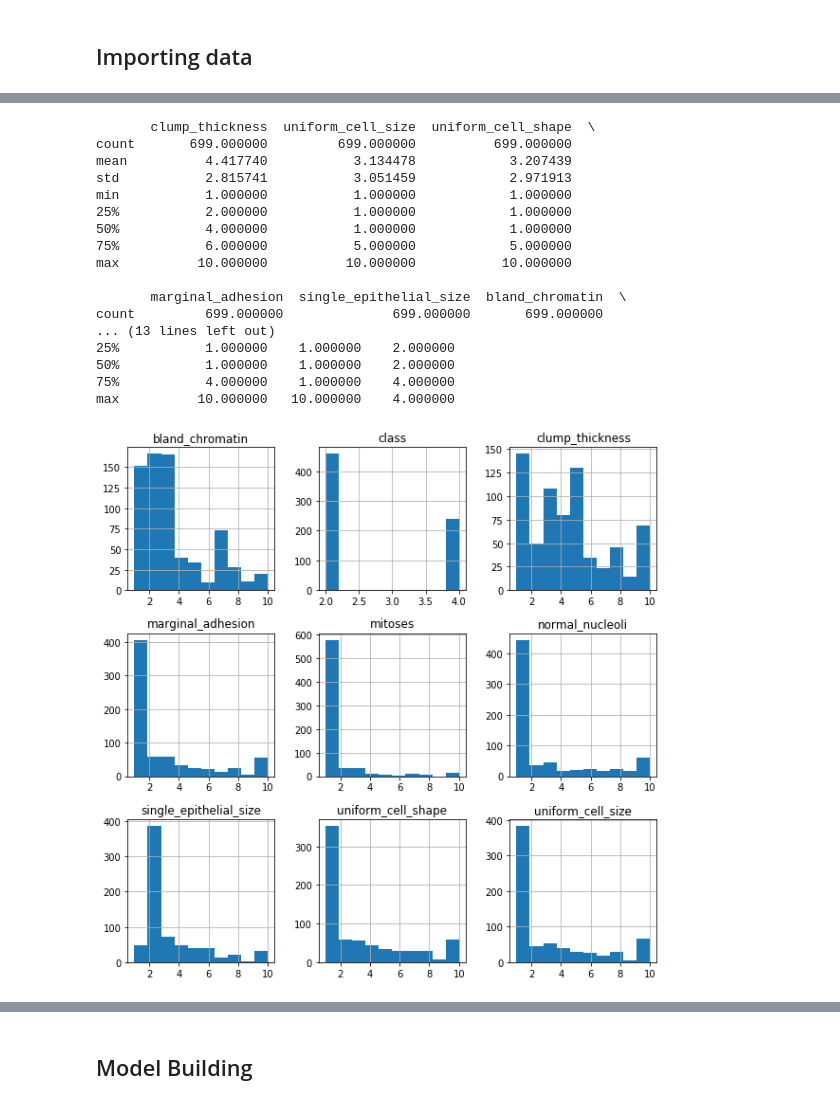
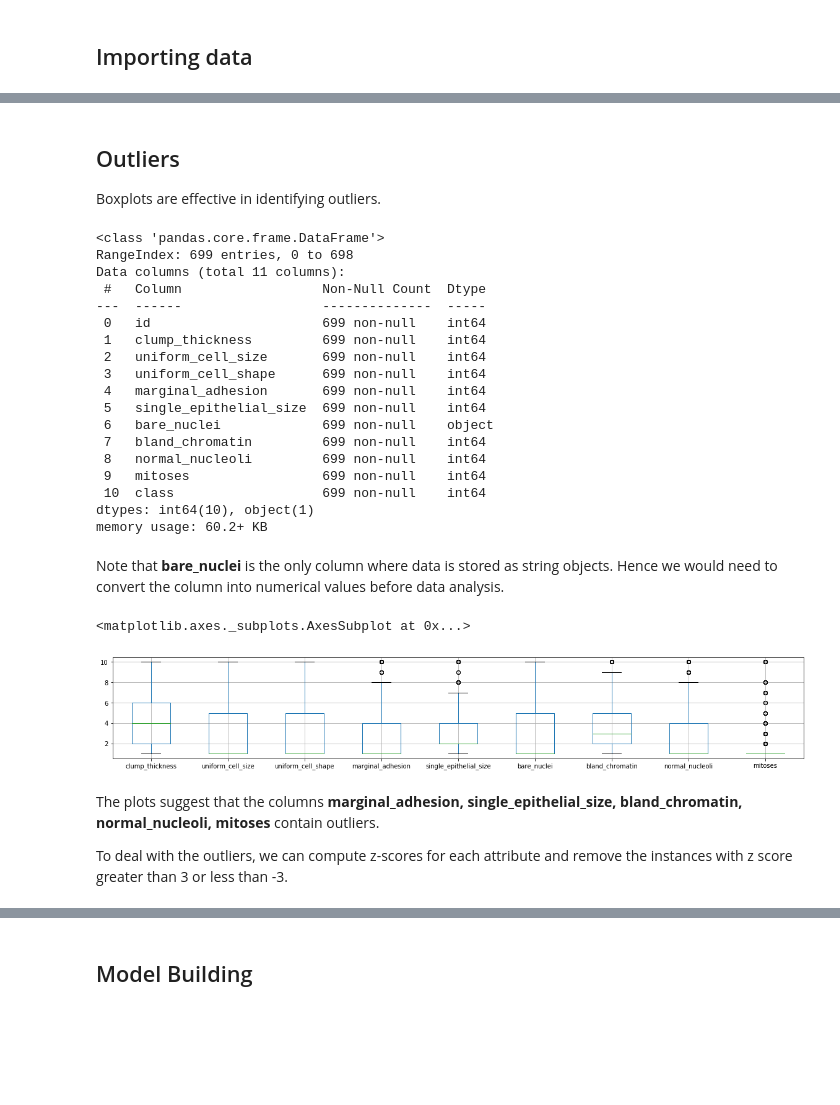
Before and after one commit to YumekaMengjiaLYU/jekyll-multilingual, a Jupyter notebook: _notebook/Breast Cancer Detection.ipynb, the cells around one changed output, grey strips where cells are left out. Cells and saved outputs as stored; diff of their text form; code cells hidden in the pictures; blank space fills up the shorter version.

```diff
--- a/_notebook/Breast Cancer Detection.ipynb
+++ b/_notebook/Breast Cancer Detection.ipynb
@@ -85,7 +40,0 @@ df.applymap(np.isreal)
-# %%
-# Preprocess the data
-#
-df.replace('?',-99999, inplace=True)
-print(df.axes)
-
-df.drop(['id'], 1, inplace=True)
@@ -116,0 +45,11 @@ Name: 10, dtype: object
+# %%
+# Preprocess the data
+
+df = df.replace('?',np.NaN)
+
+print('Number of instances = %d' % (df.shape[0]))
+print('Number of attributes = %d' % (df.shape[1]))
+
+print('Number of missing values:')
+for col in df.columns:
+    print('\t%s: %d' % (col, df[col].isna().sum()))
@@ -117,27 +93,40 @@ Name: 10, dtype: object
+# %% [markdown]
+## Outliers
+Boxplots are effective in identifying outliers.
 # %%
 # Describe the dataset
-print(df.describe())
+df.info()
 # %% [output]
-       clump_thickness  uniform_cell_size  uniform_cell_shape  \
-count       699.000000         699.000000          699.000000
-mean          4.417740           3.134478            3.207439
-std           2.815741           3.051459            2.971913
-min           1.000000           1.000000            1.000000
-25%           2.000000           1.000000            1.000000
-50%           4.000000           1.000000            1.000000
-75%           6.000000           5.000000            5.000000
-max          10.000000          10.000000           10.000000
-
-       marginal_adhesion  single_epithelial_size  bland_chromatin  \
-count         699.000000              699.000000       699.000000
-... (13 lines left out)
-25%           1.000000    1.000000    2.000000
-50%           1.000000    1.000000    2.000000
-75%           4.000000    1.000000    4.000000
-max          10.000000   10.000000    4.000000
+<class 'pandas.core.frame.DataFrame'>
+RangeIndex: 699 entries, 0 to 698
+Data columns (total 11 columns):
+ #   Column                  Non-Null Count  Dtype
+---  ------                  --------------  -----
+ 0   id                      699 non-null    int64
+ 1   clump_thickness         699 non-null    int64
+ 2   uniform_cell_size       699 non-null    int64
+ 3   uniform_cell_shape      699 non-null    int64
+ 4   marginal_adhesion       699 non-null    int64
+ 5   single_epithelial_size  699 non-null    int64
+ 6   bare_nuclei             699 non-null    object
+ 7   bland_chromatin         699 non-null    int64
+ 8   normal_nucleoli         699 non-null    int64
+ 9   mitoses                 699 non-null    int64
+ 10  class                   699 non-null    int64
+dtypes: int64(10), object(1)
+memory usage: 60.2+ KB
-# %%
-# Plot histograms for each variable
-df.hist(figsize = (10, 10))
-plt.show()
-# %% [output]
-[figure, removed]
+# %% [markdown]
+Note that **bare_nuclei** is the only column where data is stored as string objects. Hence we would need to convert the column into numerical values before data analysis.
+# %%
+%matplotlib inline
+
+df_new = df.drop(['class','id'],axis=1)
+df_new['bare_nuclei'] = pd.to_numeric(df_new['bare_nuclei'])
+df_new.boxplot(figsize=(20,3))
+# %% [output]
+<matplotlib.axes._subplots.AxesSubplot at 0x...>
+[figure, added]
+# %% [markdown]
+The plots suggest that the columns **marginal_adhesion, single_epithelial_size, bland_chromatin, normal_nucleoli, mitoses** contain outliers.
+
+To deal with the outliers, we can compute z-scores for each attribute and remove the instances with z score greater than 3 or less than -3.
```
Also changed, not shown: parts of 21 cells of this notebook, 3 other files.
